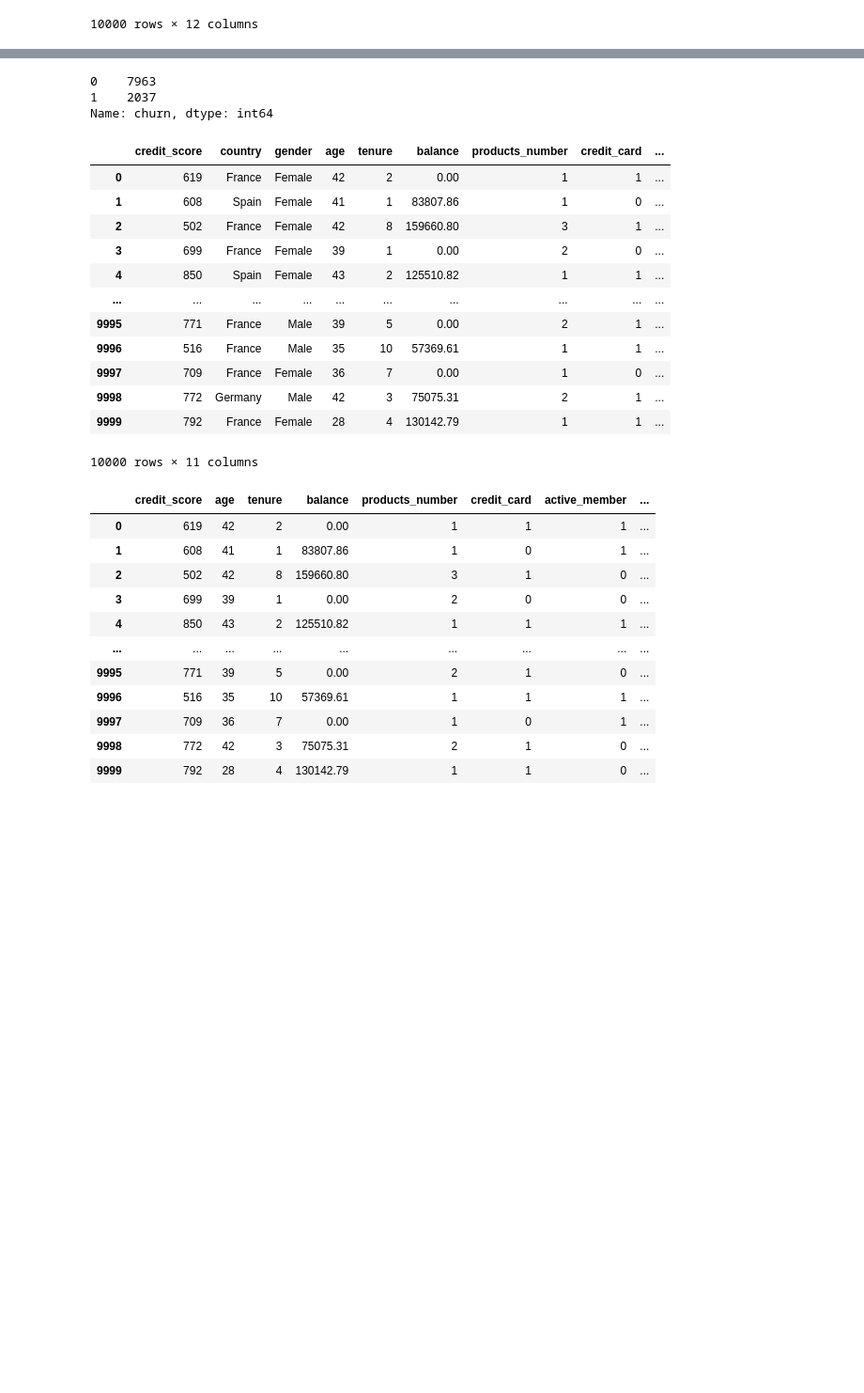
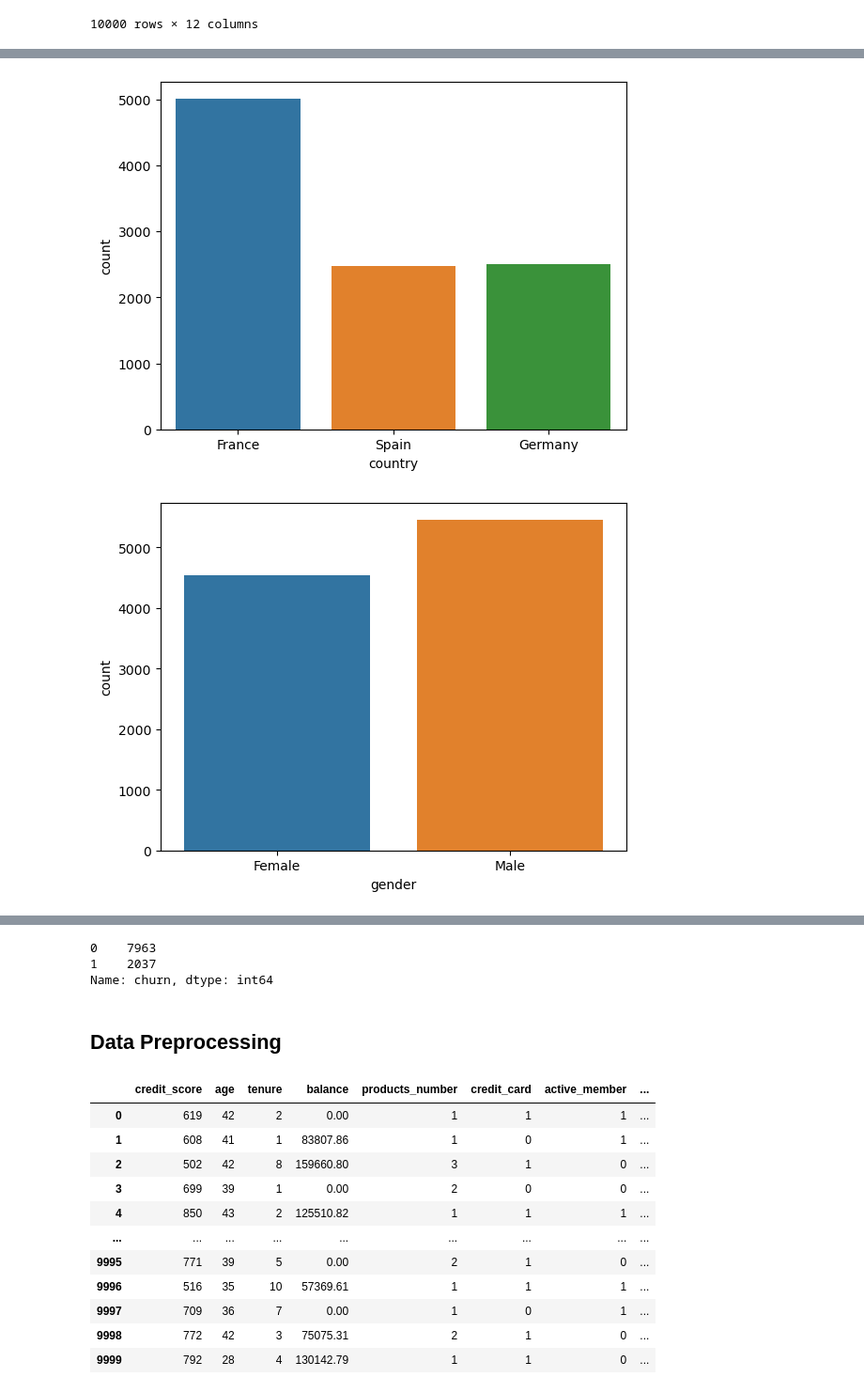
Before and after one commit to Omkar-Rajkumar-Khade/Bank_Customer_churn_prediction, a Jupyter notebook: customer-churn-prediction-using-ann.ipynb, the cells around one changed output, grey strips where cells are left out. Shown at 94% size. Drawn from its saved outputs; the diff is of its cells as text; code cells hidden in the pictures; blank space fills up the shorter version.

```diff
--- a/customer-churn-prediction-using-ann.ipynb
+++ b/customer-churn-prediction-using-ann.ipynb
@@ -64,0 +126,9 @@ df.duplicated().sum()
+# %%
+# Visualize the distribution of categorical features
+categorical_features = ['country', 'gender', 'credit_card', 'active_member', 'churn']
+for feature in categorical_features:
+    sns.countplot(x=feature, data=df)
+    plt.show()
+# %% [output]
+[figure, added]
+[figure, added]
@@ -73,17 +144,3 @@ df.drop(columns=['customer_id'],inplace=True)
-# %%
-df
-# %% [output]
-|  | credit_score | country | gender | age | tenure | balance | products_number | credit_card | ... |
-| 0 | 619 | France | Female | 42 | 2 | 0.00 | 1 | 1 | ... |
-| 1 | 608 | Spain | Female | 41 | 1 | 83807.86 | 1 | 0 | ... |
-| 2 | 502 | France | Female | 42 | 8 | 159660.80 | 3 | 1 | ... |
-| 3 | 699 | France | Female | 39 | 1 | 0.00 | 2 | 0 | ... |
-| 4 | 850 | Spain | Female | 43 | 2 | 125510.82 | 1 | 1 | ... |
-| ... | ... | ... | ... | ... | ... | ... | ... | ... | ... |
-| 9995 | 771 | France | Male | 39 | 5 | 0.00 | 2 | 1 | ... |
-| 9996 | 516 | France | Male | 35 | 10 | 57369.61 | 1 | 1 | ... |
-| 9997 | 709 | France | Female | 36 | 7 | 0.00 | 1 | 0 | ... |
-| 9998 | 772 | Germany | Male | 42 | 3 | 75075.31 | 2 | 1 | ... |
-| 9999 | 792 | France | Female | 28 | 4 | 130142.79 | 1 | 1 | ... |
-10000 rows × 11 columns
+# %% [markdown]
+## Data Preprocessing
 # %%
```
Also changed, not shown: parts of 30 cells of this notebook.
